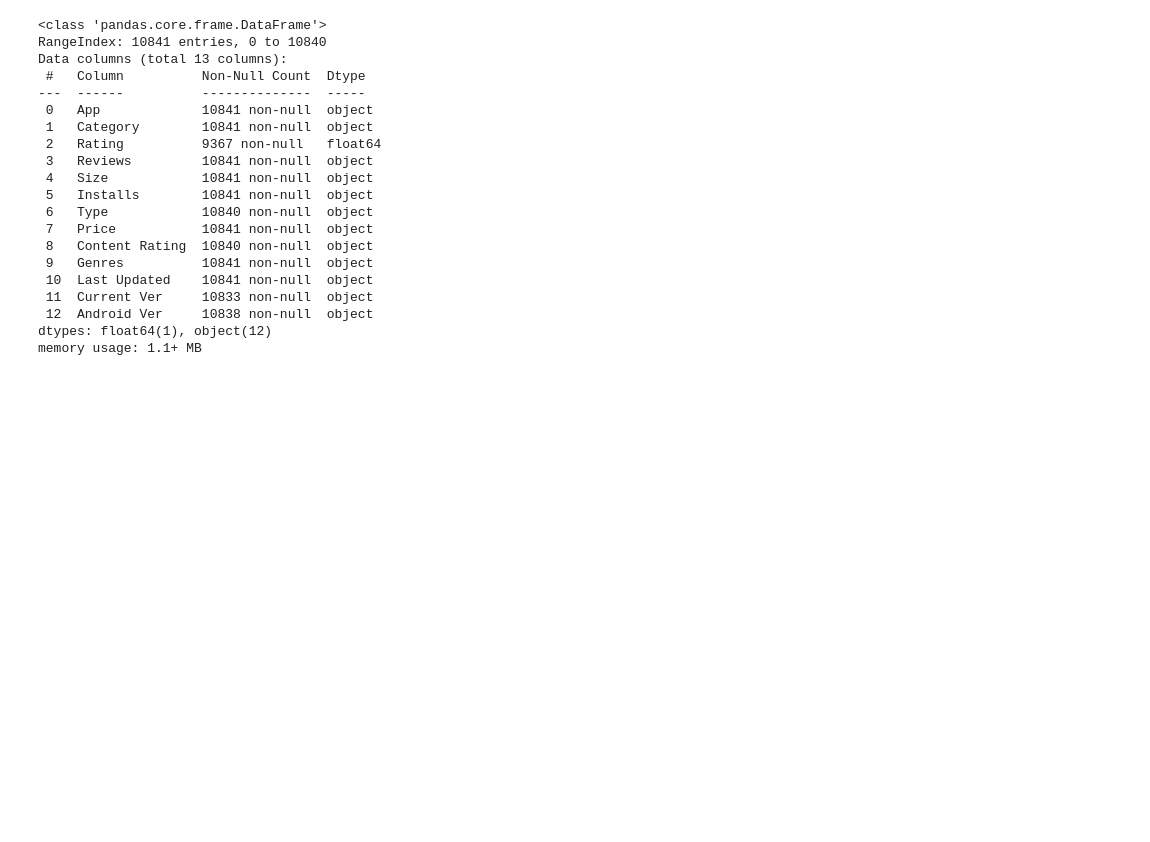
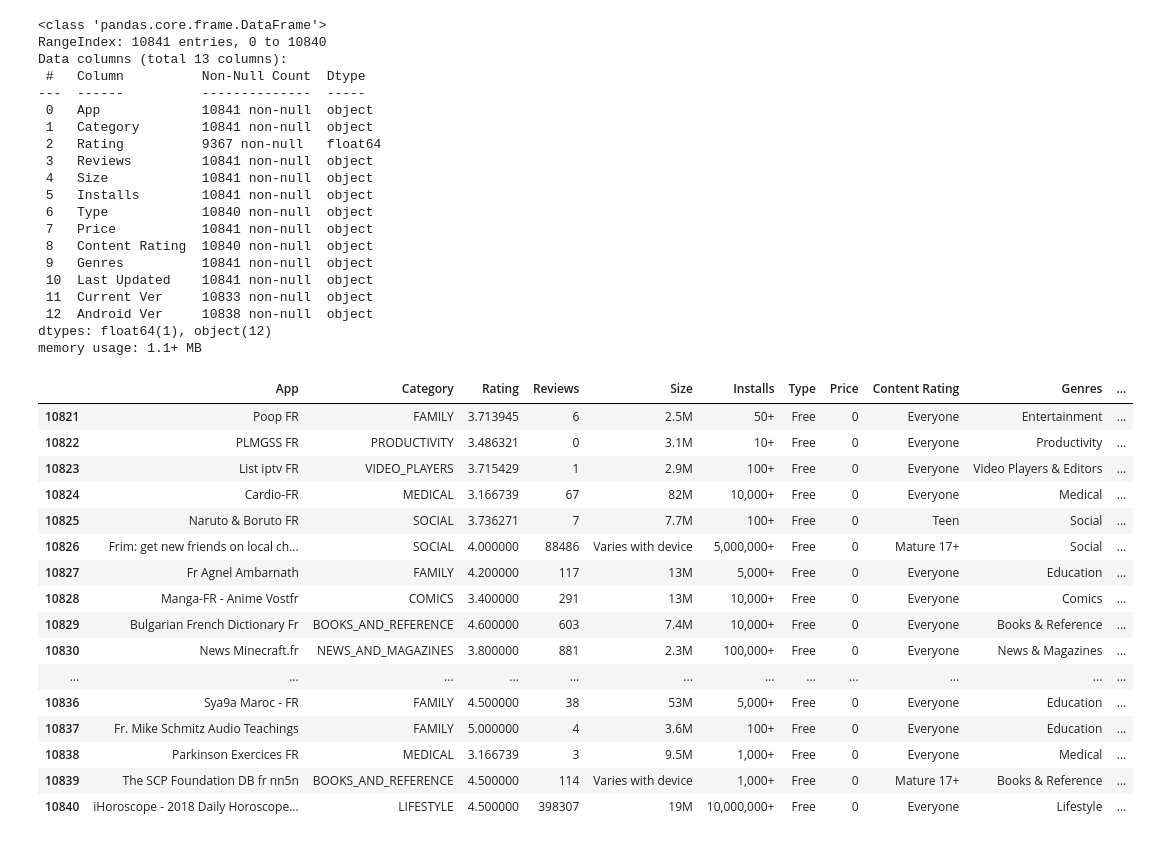
Before and after one commit to malleswarrao/app_analysis_project, a Jupyter notebook: secondcopy_playstoreanalysis.ipynb, the cells around one changed output. Saved outputs shown, nothing was run; the diff lists cells and outputs as text; code cells hidden in the pictures; blank space fills up the shorter version.

```diff
--- a/secondcopy_playstoreanalysis.ipynb
+++ b/secondcopy_playstoreanalysis.ipynb
@@ -76,3 +76,33 @@ Data columns (total 13 columns):
  12  Android Ver     10838 non-null  object
 dtypes: float64(1), object(12)
 memory usage: 1.1+ MB
+# %%
+gk = new_cf.groupby('Category').sum()
+pk = new_cf.groupby('Category').size()
+#avg_rating=gk.loc['BEAUTY']/pk['BEAUTY']
+for i in gk.iterrows():
+  avg_rating=float(gk.loc[i[0]]/pk[i[0]])
+  for k in new_cf.iterrows():
+    if(k[1][1]==i[0]):
+      if(str(k[1][2])=='nan'):
+        new_cf.iloc[k[0],2]=avg_rating
+# %%
+new_cf.tail(20)
+# %% [output]
+|  | App | Category | Rating | Reviews | Size | Installs | Type | Price | Content Rating | Genres | ... |
+| 10821 | Poop FR | FAMILY | 3.713945 | 6 | 2.5M | 50+ | Free | 0 | Everyone | Entertainment | ... |
+| 10822 | PLMGSS FR | PRODUCTIVITY | 3.486321 | 0 | 3.1M | 10+ | Free | 0 | Everyone | Productivity | ... |
+| 10823 | List iptv FR | VIDEO_PLAYERS | 3.715429 | 1 | 2.9M | 100+ | Free | 0 | Everyone | Video Players & Editors | ... |
+| 10824 | Cardio-FR | MEDICAL | 3.166739 | 67 | 82M | 10,000+ | Free | 0 | Everyone | Medical | ... |
+| 10825 | Naruto & Boruto FR | SOCIAL | 3.736271 | 7 | 7.7M | 100+ | Free | 0 | Teen | Social | ... |
+| 10826 | Frim: get new friends on local ch... | SOCIAL | 4.000000 | 88486 | Varies with device | 5,000,000+ | Free | 0 | Mature 17+ | Social | ... |
+| 10827 | Fr Agnel Ambarnath | FAMILY | 4.200000 | 117 | 13M | 5,000+ | Free | 0 | Everyone | Education | ... |
+| 10828 | Manga-FR - Anime Vostfr | COMICS | 3.400000 | 291 | 13M | 10,000+ | Free | 0 | Everyone | Comics | ... |
+| 10829 | Bulgarian French Dictionary Fr | BOOKS_AND_REFERENCE | 4.600000 | 603 | 7.4M | 10,000+ | Free | 0 | Everyone | Books & Reference | ... |
+| 10830 | News Minecraft.fr | NEWS_AND_MAGAZINES | 3.800000 | 881 | 2.3M | 100,000+ | Free | 0 | Everyone | News & Magazines | ... |
+| ... | ... | ... | ... | ... | ... | ... | ... | ... | ... | ... | ... |
+| 10836 | Sya9a Maroc - FR | FAMILY | 4.500000 | 38 | 53M | 5,000+ | Free | 0 | Everyone | Education | ... |
+| 10837 | Fr. Mike Schmitz Audio Teachings | FAMILY | 5.000000 | 4 | 3.6M | 100+ | Free | 0 | Everyone | Education | ... |
+| 10838 | Parkinson Exercices FR | MEDICAL | 3.166739 | 3 | 9.5M | 1,000+ | Free | 0 | Everyone | Medical | ... |
+| 10839 | The SCP Foundation DB fr nn5n | BOOKS_AND_REFERENCE | 4.500000 | 114 | Varies with device | 1,000+ | Free | 0 | Mature 17+ | Books & Reference | ... |
+| 10840 | iHoroscope - 2018 Daily Horoscope... | LIFESTYLE | 4.500000 | 398307 | 19M | 10,000,000+ | Free | 0 | Everyone | Lifestyle | ... |
```
Also changed, not shown: parts of 7 cells of this notebook.
